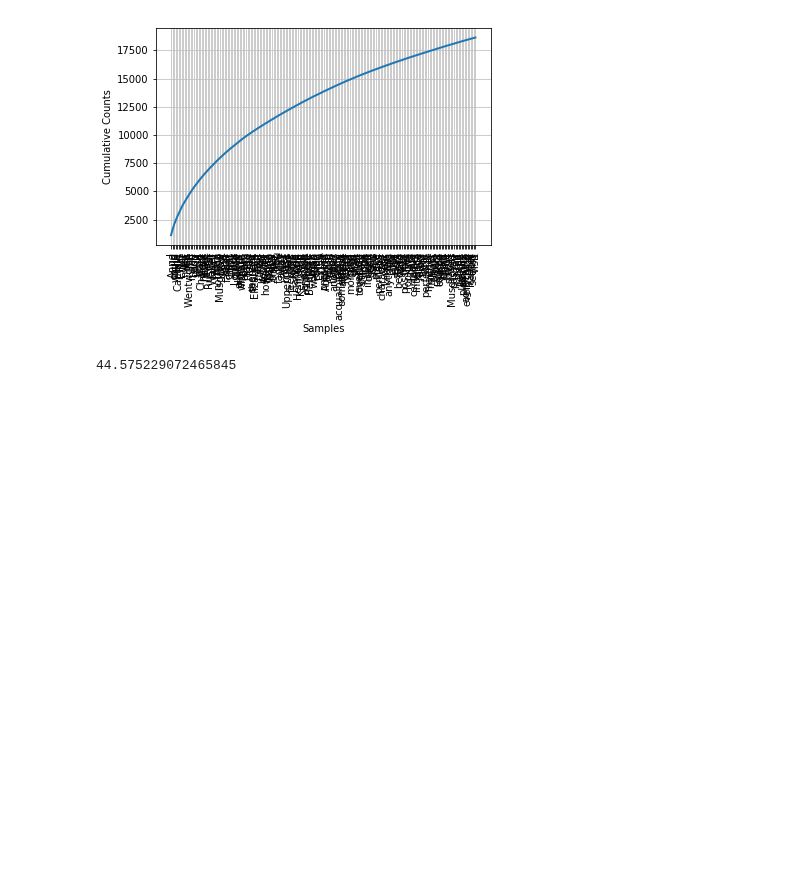
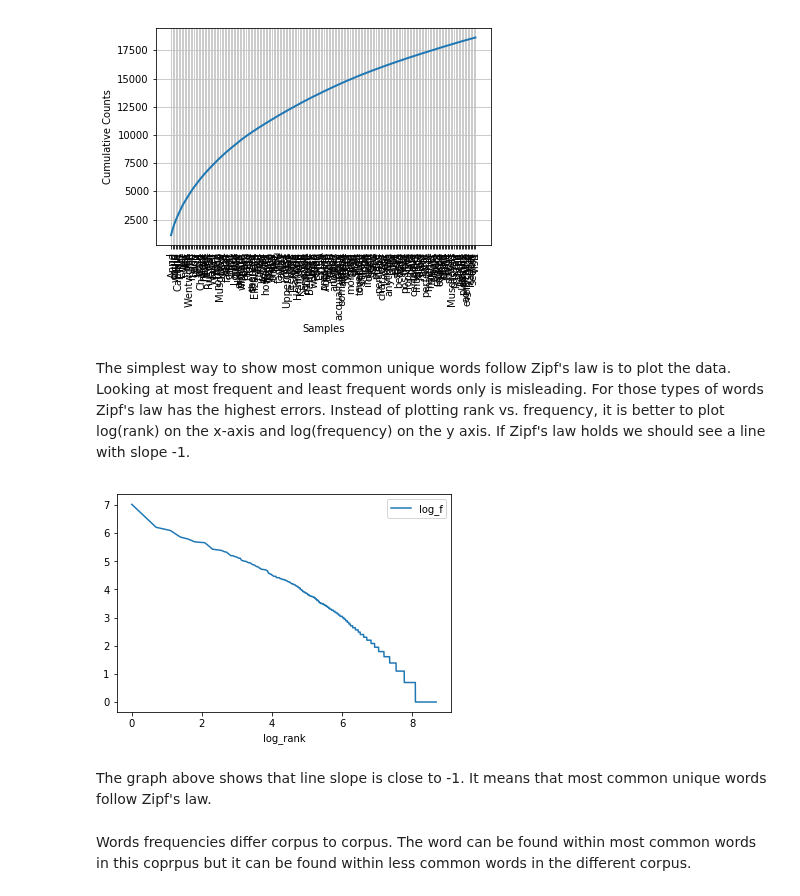
Before and after one commit to olga0503/DATA-620, a Jupyter notebook: Week_8_Assignment.ipynb, the cells around one changed output. Drawn from its saved outputs; the diff is of its cells as text; code cells hidden in the pictures; blank space fills up the shorter version.

```diff
--- a/Week_8_Assignment.ipynb
+++ b/Week_8_Assignment.ipynb
@@ -78,8 +69,0 @@ KeyError: 'probability'
-# %%
-most_common['z']= (most_common.index.values+1)*most_common['frequency']
-most_common['log_f']=np.log(most_common['frequency'])
-most_common['log_rank']=np.log(most_common.index.values+1)
-
-most_common[:200]
-most_common.plot(x='log_rank',y='log_f')
-plt.show()
@@ -110,7 +80,3 @@ import matplotlib.pyplot as plt
 freq_dist.plot(200, cumulative=True)
 # %% [output]
 [figure]
-# %%
-np.add.reduce(most_common['probability'].values)
-# %% [output]
-44.575229072465845
@@ -122,0 +83,17 @@ import random
+# %% [markdown]
+The simplest way to show most common unique words follow Zipf's law is to plot the data. Looking at most frequent and least frequent words only is misleading. For those types of words Zipf's law has the highest errors.
+Instead of plotting rank vs. frequency, it is better to plot log(rank) on the x-axis and log(frequency) on the y axis. If Zipf's law holds we should see a line with slope -1.
+# %%
+most_common['Zipf']= (most_common.index.values+1)*most_common['frequency']
+most_common['log_f']=np.log(most_common['frequency'])
+most_common['log_rank']=np.log(most_common.index.values+1)
+
+most_common[:200]
+most_common.plot(x='log_rank',y='log_f')
+plt.show()
+# %% [output]
+[figure, added]
+# %% [markdown]
+The graph above shows that line slope is close to -1. It means that most common unique words follow Zipf's law.
+# %% [markdown]
+Words frequencies differ corpus to corpus. The word can be found within most common words in this coprpus but it can be found within less common words in the different corpus.
```
Also changed, not shown: parts of 11 cells of this notebook.
